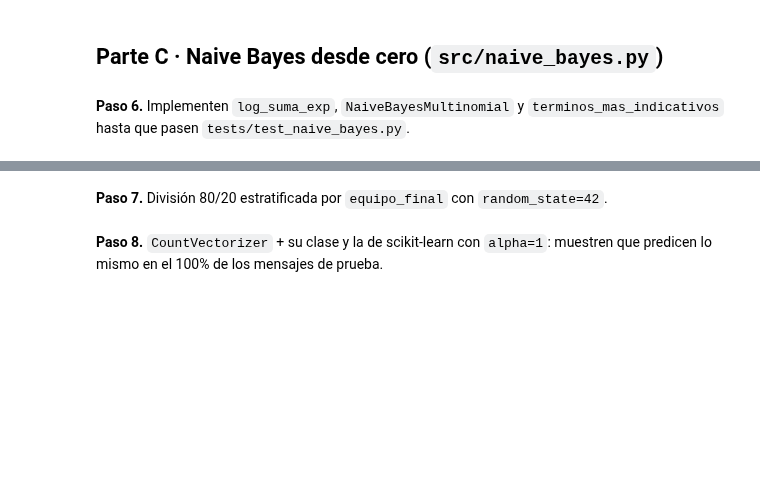
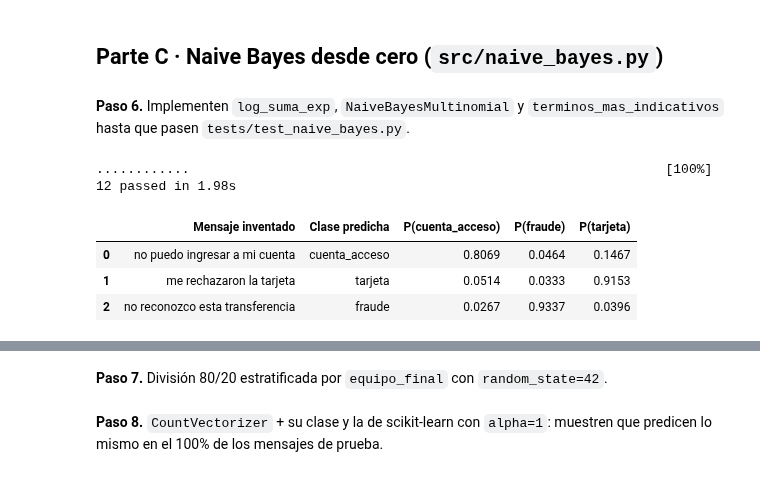
Before and after one commit to juanquiros/ml-cauce-naive-bayes, a Jupyter notebook: caso1_cauce/caso1_cauce.ipynb, the cells around one changed output, grey strips where cells are left out. Saved outputs shown, nothing was run; the diff lists cells and outputs as text; code cells hidden in the pictures; blank space fills up the shorter version.

```diff
--- a/caso1_cauce/caso1_cauce.ipynb
+++ b/caso1_cauce/caso1_cauce.ipynb
@@ -53,4 +297,45 @@ Ejecuten esta celda cada vez que terminen una función de `src/`.
 # %% [markdown]
 **Paso 6.** Implementen `log_suma_exp`, `NaiveBayesMultinomial` y `terminos_mas_indicativos` hasta que pasen `tests/test_naive_bayes.py`.
 # %%
-# Tu código aquí
+from sklearn.feature_extraction.text import CountVectorizer
+
+pruebas_naive_bayes = subprocess.run(
+    [sys.executable, "-m", "pytest", "-q", "tests/test_naive_bayes.py"],
+    capture_output=True, text=True, check=True,
+)
+print(pruebas_naive_bayes.stdout.strip())
+
+# Demostración con mensajes inventados; no se entrena con el histórico de Cauce.
+textos_demo = [
+    "no puedo ingresar a mi cuenta",
+    "necesito recuperar la clave de mi cuenta",
+    "me rechazaron la tarjeta",
+    "no puedo activar mi tarjeta",
+    "no reconozco esta transferencia",
+    "hicieron una transferencia que no reconozco",
+]
+etiquetas_demo = ["cuenta_acceso", "cuenta_acceso", "tarjeta", "tarjeta", "fraude", "fraude"]
+vectorizador_demo = CountVectorizer()
+X_demo = vectorizador_demo.fit_transform([limpiar_texto(texto) for texto in textos_demo])
+modelo_demo = NaiveBayesMultinomial(alpha=1).fit(X_demo, etiquetas_demo)
+
+consultas_demo = [
+    "no puedo ingresar a mi cuenta",
+    "me rechazaron la tarjeta",
+    "no reconozco esta transferencia",
+]
+X_consultas_demo = vectorizador_demo.transform([limpiar_texto(texto) for texto in consultas_demo])
+probabilidades_demo = modelo_demo.predict_proba(X_consultas_demo)
+predicciones_demo = modelo_demo.predict(X_consultas_demo)
+resultado_demo = pd.DataFrame({"Mensaje inventado": consultas_demo, "Clase predicha": predicciones_demo})
+for indice, clase in enumerate(modelo_demo.classes_):
+    resultado_demo[f"P({clase})"] = probabilidades_demo[:, indice]
+display(resultado_demo.round(4))
+np.testing.assert_allclose(probabilidades_demo.sum(axis=1), 1.0)
+# %% [output]
+............                                                             [100%]
+12 passed in 1.98s
+|  | Mensaje inventado | Clase predicha | P(cuenta_acceso) | P(fraude) | P(tarjeta) |
+| 0 | no puedo ingresar a mi cuenta | cuenta_acceso | 0.8069 | 0.0464 | 0.1467 |
+| 1 | me rechazaron la tarjeta | tarjeta | 0.0514 | 0.0333 | 0.9153 |
+| 2 | no reconozco esta transferencia | fraude | 0.0267 | 0.9337 | 0.0396 |
```
Also changed, not shown: parts of 12 cells of this notebook.
